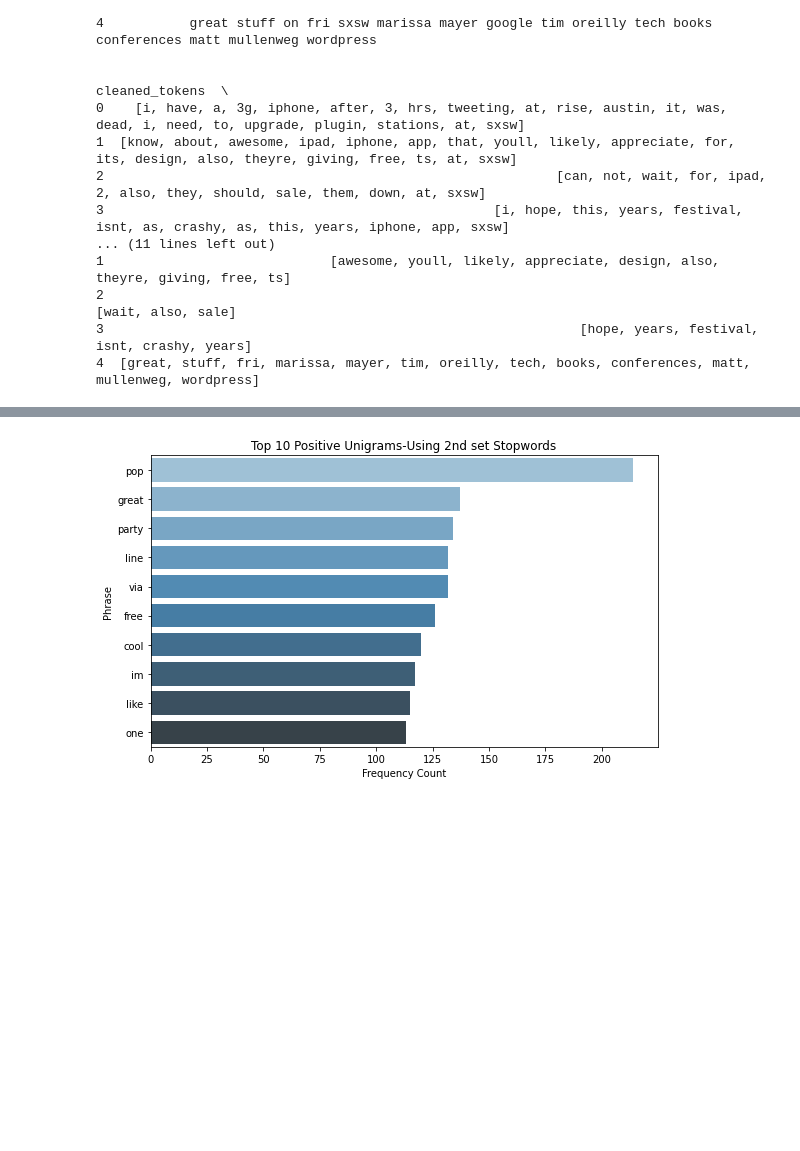
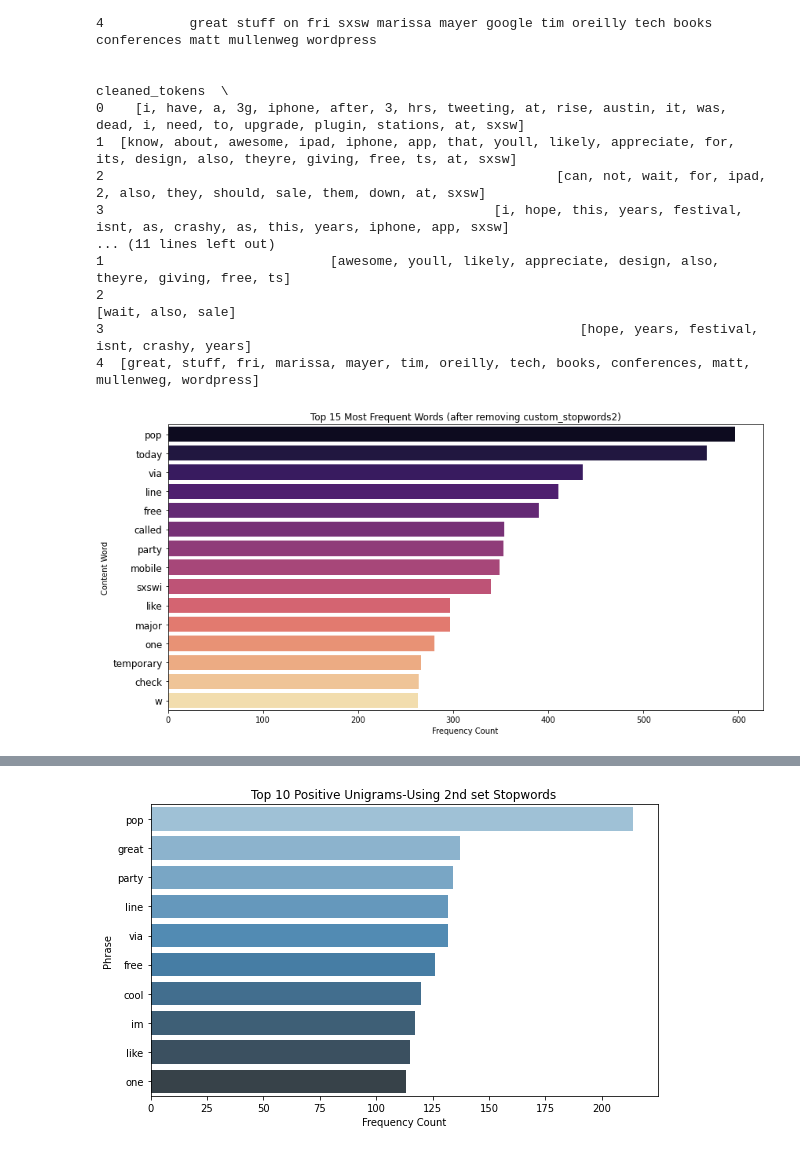
Before and after one commit to morgannash1/twitter_nlp_project, a Jupyter notebook: notebook.ipynb, the cells around one changed output, grey strips where cells are left out. Cells and saved outputs as stored; diff of their text form; code cells hidden in the pictures; blank space fills up the shorter version.

```diff
--- a/notebook.ipynb
+++ b/notebook.ipynb
@@ -618,6 +618,31 @@ print(data[['tweet_cleaned', 'cleaned_tokens', 'all_tokens_no_stop', 'all_tokens
 2                                                                                       [wait, also, sale]
 3                                                             [hope, years, festival, isnt, crashy, years]
 4  [great, stuff, fri, marissa, mayer, tim, oreilly, tech, books, conferences, matt, mullenweg, wordpress]
+# %%
+#want to plot top words after removing custom_stopwords2,
+#flatten all_tokens_no_stop column into a single list of words
+all_tokens_list2 = [token for sublist in data['all_tokens_no_stop2'] for token in sublist]
+
+#frequency distribution
+freqdist_stop2 = FreqDist(all_tokens_list2)
+
+#get top 15 most frequent words
+top_words_stop2 = pd.DataFrame(freqdist_stop2.most_common(15),
+                            columns=['word', 'count'])
+
+
+#seaborn barplot 15 most frequent words after removing stopwords
+plt.figure(figsize=(12, 6))
+sns.barplot(x='count', y='word', data=top_words_stop2, palette='magma')
+plt.title('Top 15 Most Frequent Words (after removing custom_stopwords2)')
+plt.xlabel('Frequency Count')
+plt.ylabel('Content Word')
+plt.yticks(fontsize=12)
+plt.tight_layout()
+plt.savefig('images/top_words_after_2.jpg')
+plt.show();
+# %% [output]
+[figure, added]
 # %%
 #top negative unigrams using 2nd set of stopwords
 neg_unigrams_df2 = extract_top_ngrams(data, 'negative', 1, custom_stopwords2, 10)
```
Also changed, not shown: parts of 3 cells of this notebook, 3 other files.
